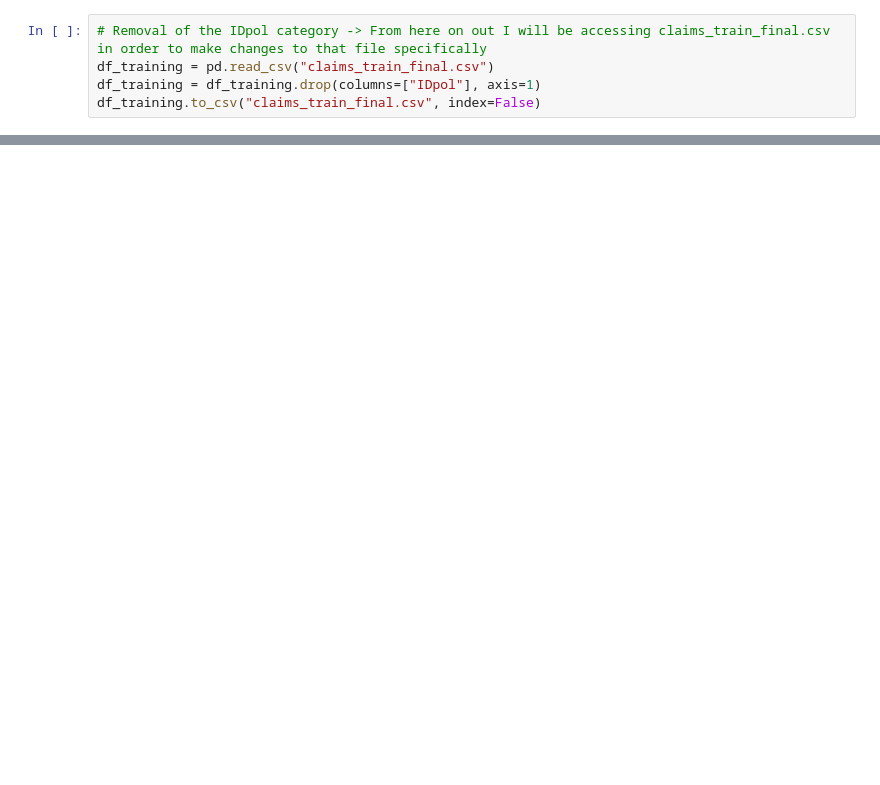
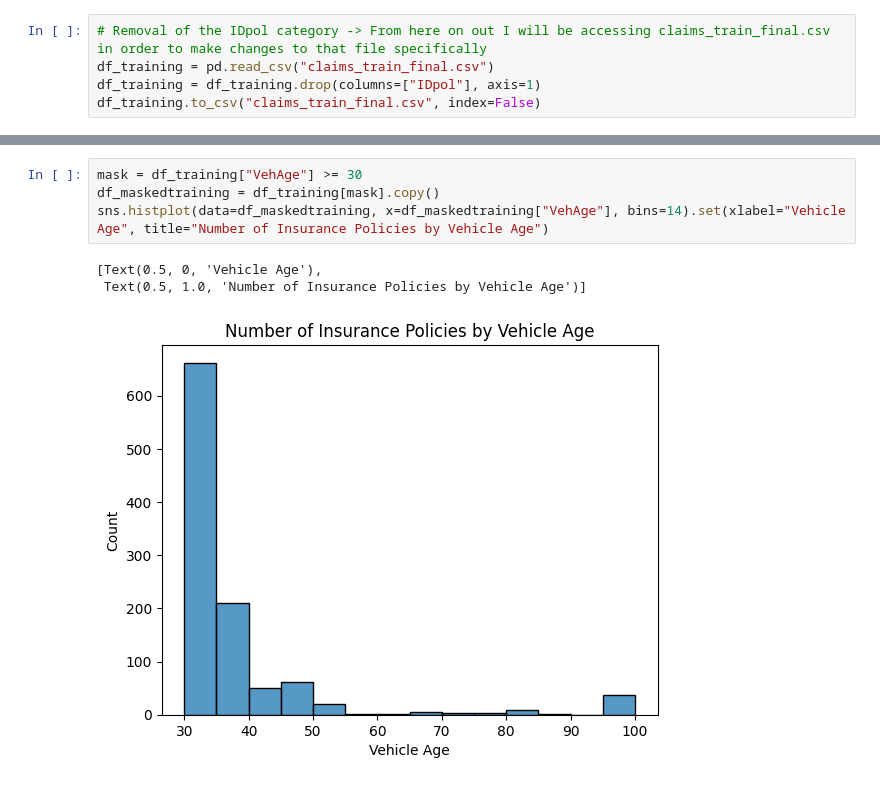
Before and after one commit to BossThePro/MLProject-Group-SR, a Jupyter notebook: data/dataCleaning.ipynb, the cells around one changed output, grey strips where cells are left out. Cells and saved outputs as stored; diff of their text form; blank space fills up the shorter version.

```diff
--- a/data/dataCleaning.ipynb
+++ b/data/dataCleaning.ipynb
@@ -25,0 +150,8 @@ df_training.to_csv("claims_train_final.csv", index=False)
+# %%
+mask = df_training["VehAge"] >= 30
+df_maskedtraining = df_training[mask].copy()
+sns.histplot(data=df_maskedtraining, x=df_maskedtraining["VehAge"], bins=14).set(xlabel="Vehicle Age", title="Number of Insurance Policies by Vehicle Age")
+# %% [output]
+[Text(0.5, 0, 'Vehicle Age'),
+ Text(0.5, 1.0, 'Number of Insurance Policies by Vehicle Age')]
+[figure, added]
```
Also changed, not shown: parts of 18 cells of this notebook, 2 other files.
